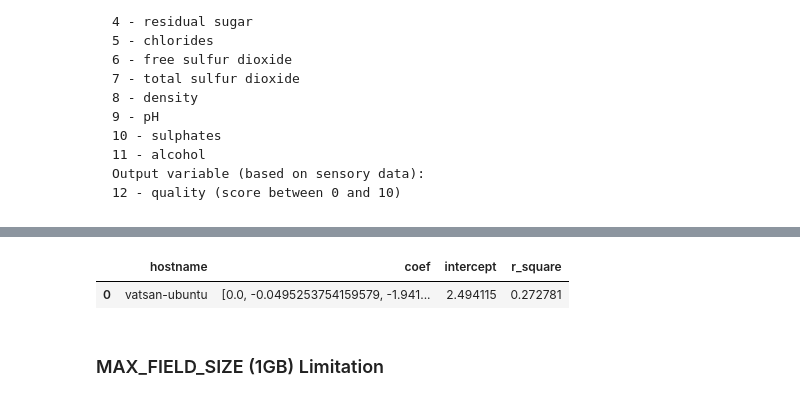
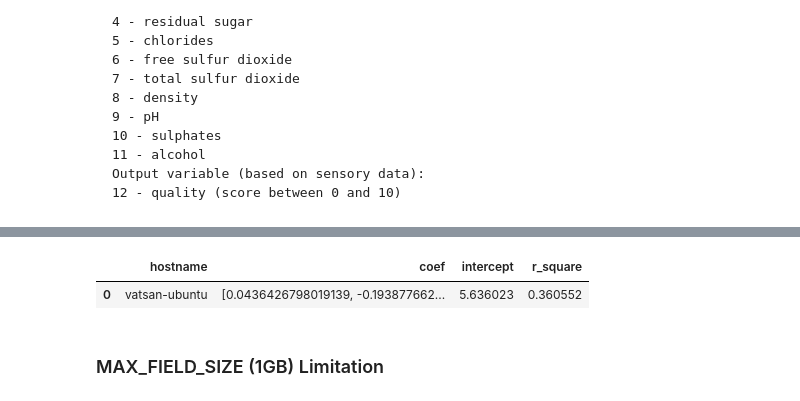
Before and after one commit to vatsan/postgresopen-2017, a Jupyter notebook: notebooks/02_in_database_ml_with_plpython.ipynb, the cells around one changed output, grey strips where cells are left out. Cells and saved outputs as stored; diff of their text form; code cells hidden in the pictures.

```diff
--- a/notebooks/01_in_database_ml_with_plpython.ipynb
+++ b/notebooks/02_in_database_ml_with_plpython.ipynb
@@ -208,35 +210,34 @@ from
         -- Gather all the Labels
         array_agg(quality order by id) as labels
     from
     (
         select
             id,
             1 as grouping,
             -- Create a feature vector of independent variables
             ARRAY[
-                1, -- Bias/intercept
                 fixed_acidity,
                 volatile_acidity,
                 citric_acid,
                 residual_sugar,
                 chlorides,
                 free_sulfur_dioxide,
                 total_sulfur_dioxide,
                 density,
                 ph,
                 sulphates,
                 alcohol
             ] as features,
             quality
         from
             wine_sample
     )q1
     group by
         grouping
 )q2
 # %% [output]
 |  | hostname | coef | intercept | r_square |
-| 0 | vatsan-ubuntu | [0.0, -0.0495253754159579, -1.941... | 2.494115 | 0.272781 |
+| 0 | vatsan-ubuntu | [0.0436426798019139, -0.193877662... | 5.636023 | 0.360552 |
 # %% [markdown]
 ### MAX_FIELD_SIZE (1GB) Limitation
 # %% [markdown]
```
Also changed, not shown: parts of 11 cells of this notebook, 3 other files.
